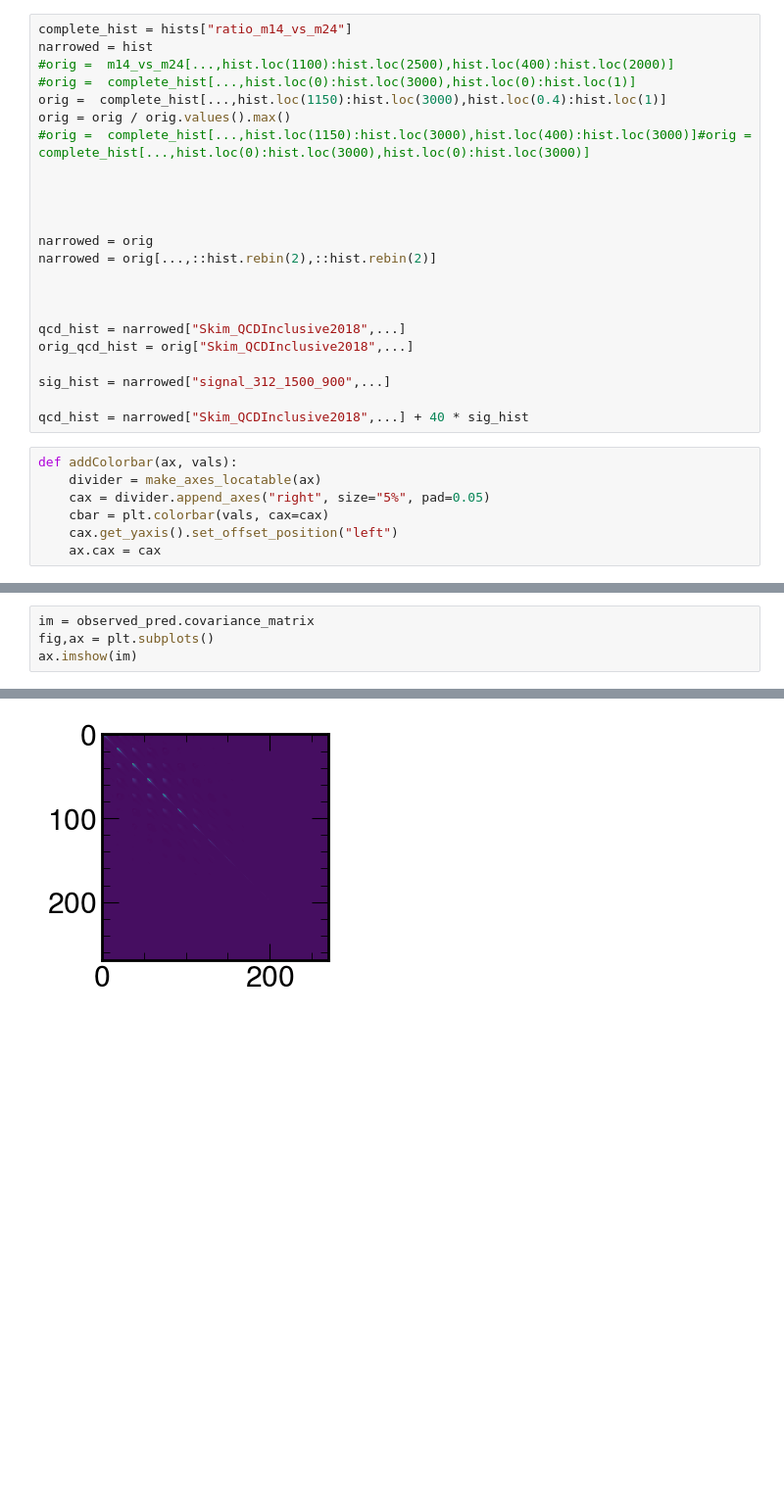
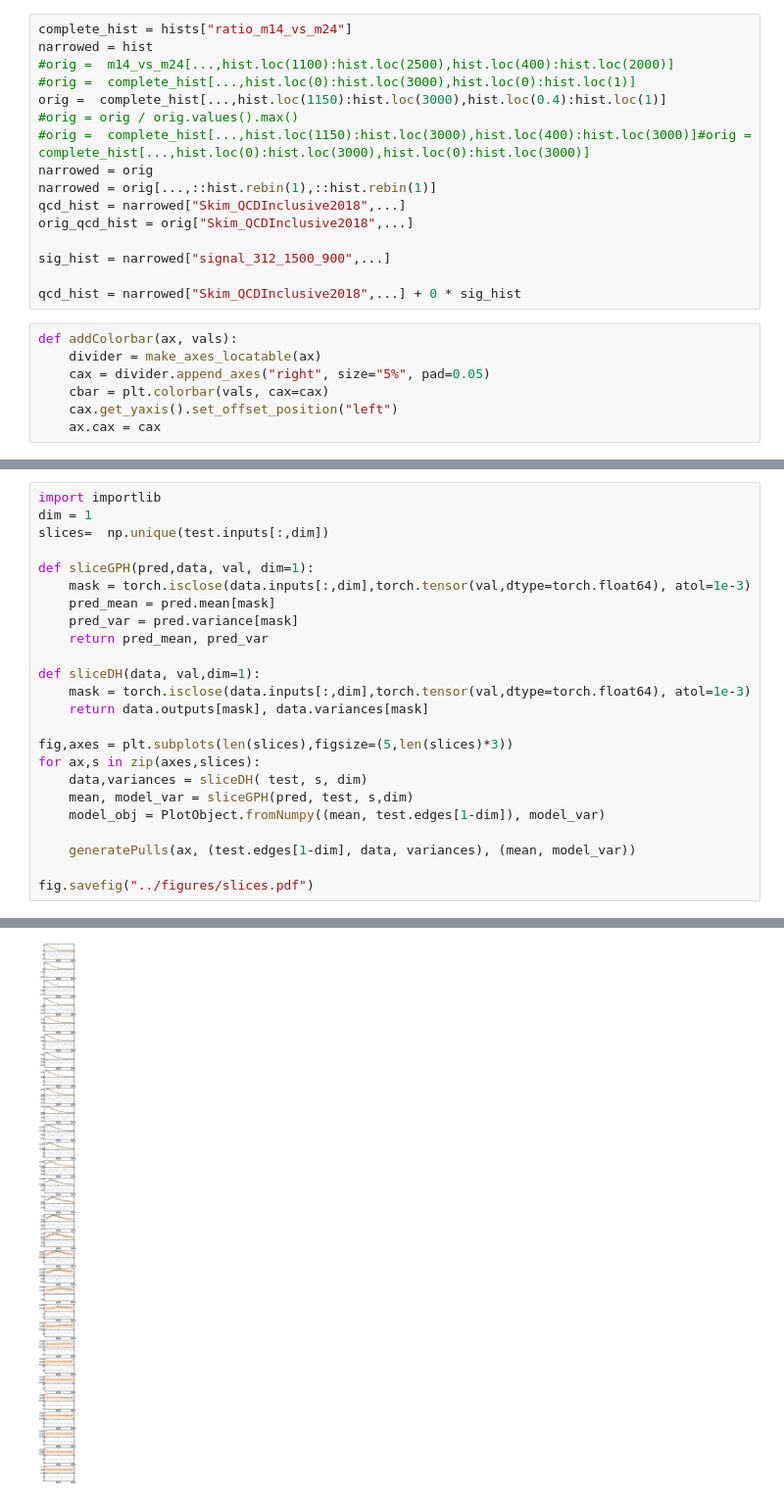
Before and after one commit to UMN-CMS/SingleStopCoffea, a Jupyter notebook: notebooks/multidim_fit.ipynb, the cells around one changed output, grey strips where cells are left out. Shown at 98% size. Drawn from its saved outputs; the diff is of its cells as text; blank space fills up the shorter version.

```diff
--- a/notebooks/multidim_fit.ipynb
+++ b/notebooks/multidim_fit.ipynb
@@ -36,23 +36,16 @@ narrowed = hist
 #orig =  m14_vs_m24[...,hist.loc(1100):hist.loc(2500),hist.loc(400):hist.loc(2000)]
 #orig =  complete_hist[...,hist.loc(0):hist.loc(3000),hist.loc(0):hist.loc(1)]
 orig =  complete_hist[...,hist.loc(1150):hist.loc(3000),hist.loc(0.4):hist.loc(1)]
-orig = orig / orig.values().max()
+#orig = orig / orig.values().max()
 #orig =  complete_hist[...,hist.loc(1150):hist.loc(3000),hist.loc(400):hist.loc(3000)]#orig =  complete_hist[...,hist.loc(0):hist.loc(3000),hist.loc(0):hist.loc(3000)]
-
-
-
-
 narrowed = orig
-narrowed = orig[...,::hist.rebin(2),::hist.rebin(2)]
-
-
-
+narrowed = orig[...,::hist.rebin(1),::hist.rebin(1)]
 qcd_hist = narrowed["Skim_QCDInclusive2018",...]
 orig_qcd_hist = orig["Skim_QCDInclusive2018",...]
 
 sig_hist = narrowed["signal_312_1500_900",...]
 
-qcd_hist = narrowed["Skim_QCDInclusive2018",...] + 40 * sig_hist
+qcd_hist = narrowed["Skim_QCDInclusive2018",...] + 0 * sig_hist
 # %%
 def addColorbar(ax, vals):
     divider = make_axes_locatable(ax)
@@ -438,5 +181,25 @@ print(analyzer.__file__)
 # %%
-im = observed_pred.covariance_matrix
-fig,ax = plt.subplots()
-ax.imshow(im)
+import importlib
+dim = 1
+slices=  np.unique(test.inputs[:,dim])
+
+def sliceGPH(pred,data, val, dim=1):
+    mask = torch.isclose(data.inputs[:,dim],torch.tensor(val,dtype=torch.float64), atol=1e-3)
+    pred_mean = pred.mean[mask]
+    pred_var = pred.variance[mask]
+    return pred_mean, pred_var
+
+def sliceDH(data, val,dim=1):
+    mask = torch.isclose(data.inputs[:,dim],torch.tensor(val,dtype=torch.float64), atol=1e-3)
+    return data.outputs[mask], data.variances[mask]
+
+fig,axes = plt.subplots(len(slices),figsize=(5,len(slices)*3))
+for ax,s in zip(axes,slices):
+    data,variances = sliceDH( test, s, dim)
+    mean, model_var = sliceGPH(pred, test, s,dim)
+    model_obj = PlotObject.fromNumpy((mean, test.edges[1-dim]), model_var)
+
+    generatePulls(ax, (test.edges[1-dim], data, variances), (mean, model_var))
+
+fig.savefig("../figures/slices.pdf")
 # %% [output]
@@ -444 +206 @@ ax.imshow(im)
-[figure, old version]
+[figure, new version]
```
Also changed, not shown: parts of 13 cells of this notebook, 31 other files.
